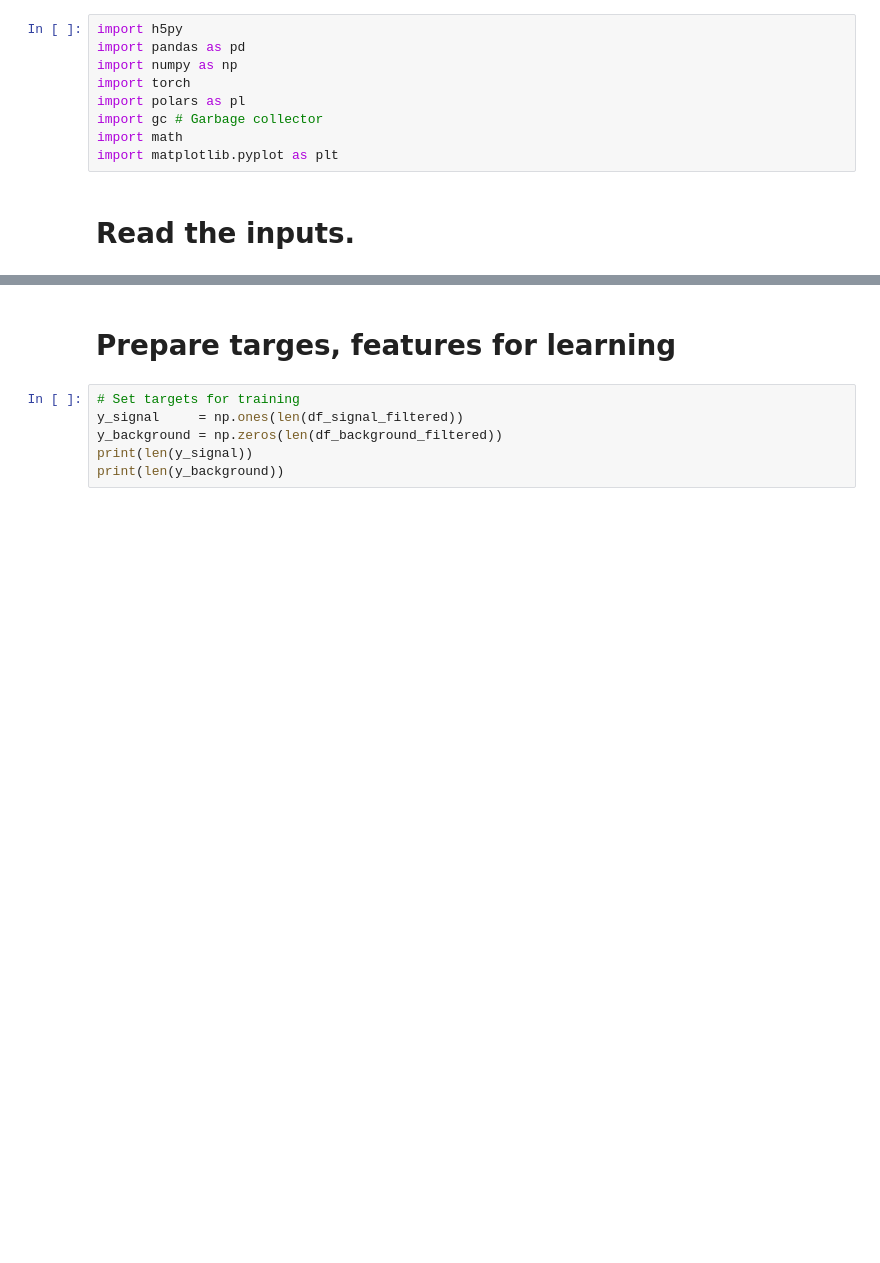
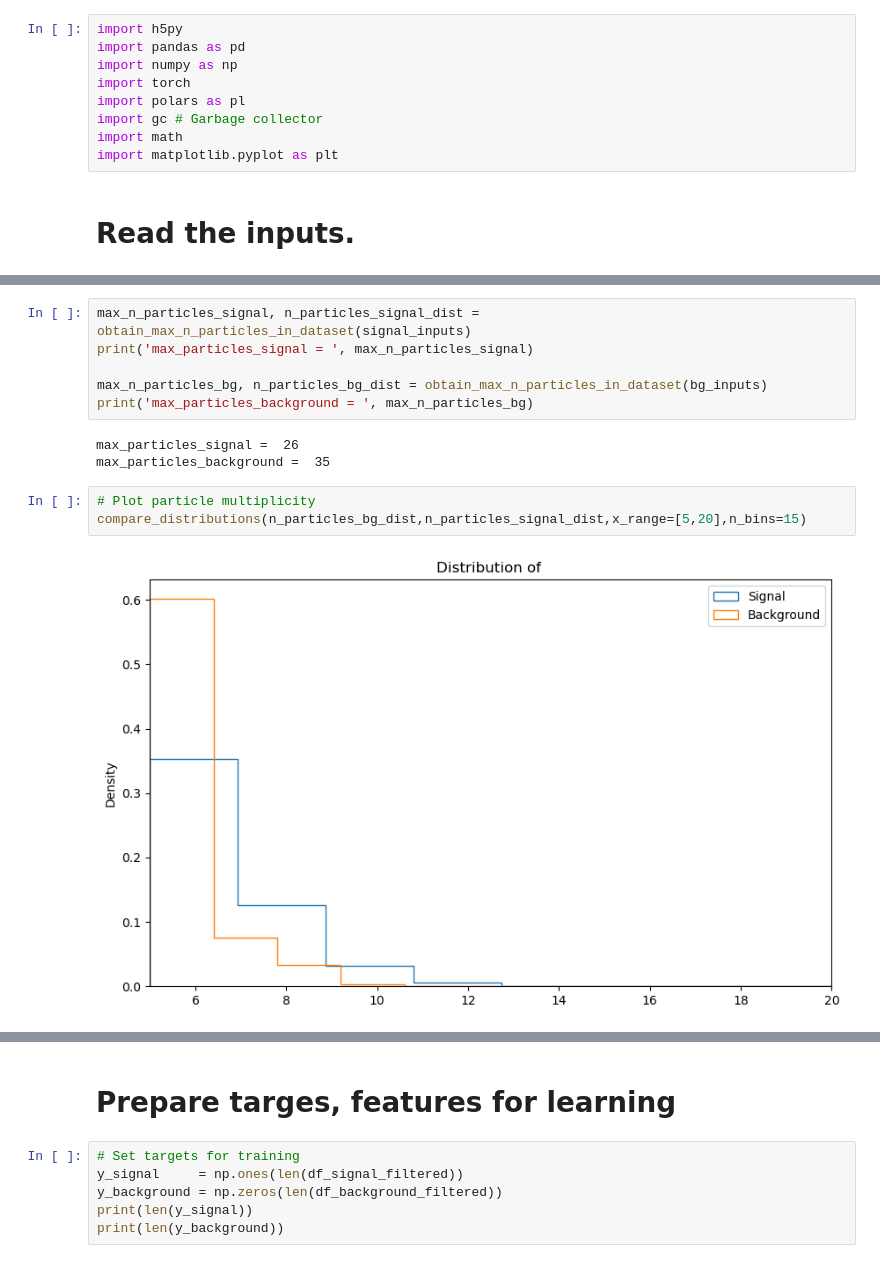
Before and after one commit to diegobaronm/VBFTransformer, a Jupyter notebook: notebooks/DNNClassifier.ipynb, the cells around one changed output, grey strips where cells are left out. Saved outputs shown, nothing was run; the diff lists cells and outputs as text; blank space fills up the shorter version.

```diff
--- a/notebooks/DNNClassifier.ipynb
+++ b/notebooks/DNNClassifier.ipynb
@@ -16,0 +87,14 @@ background_df = pl.read_csv('../data/background_test.csv')
+# %%
+max_n_particles_signal, n_particles_signal_dist = obtain_max_n_particles_in_dataset(signal_inputs)
+print('max_particles_signal = ', max_n_particles_signal)
+
+max_n_particles_bg, n_particles_bg_dist = obtain_max_n_particles_in_dataset(bg_inputs)
+print('max_particles_background = ', max_n_particles_bg)
+# %% [output]
+max_particles_signal =  26
+max_particles_background =  35
+# %%
+# Plot particle multiplicity
+compare_distributions(n_particles_bg_dist,n_particles_signal_dist,x_range=[5,20],n_bins=15)
+# %% [output]
+[figure, added]
```
Also changed, not shown: parts of 20 cells of this notebook, 1 other file.
